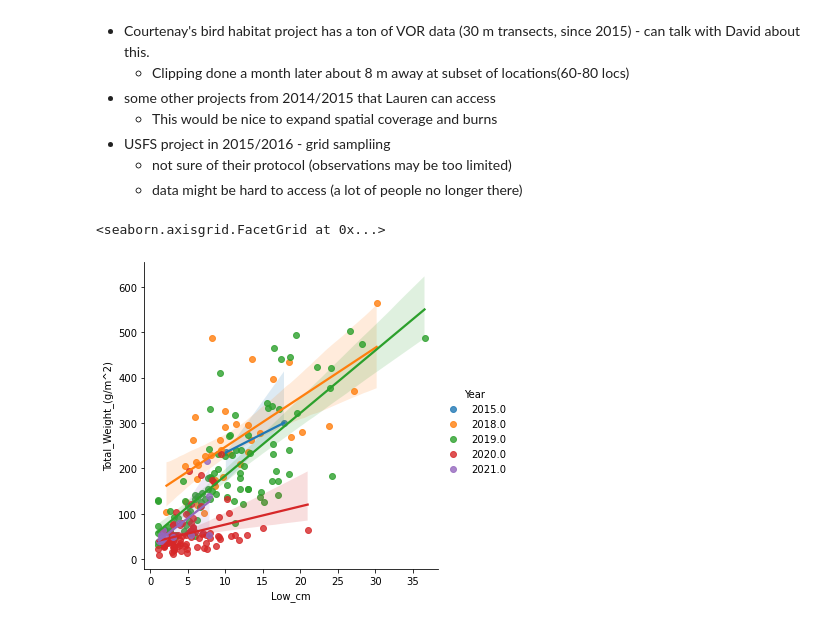
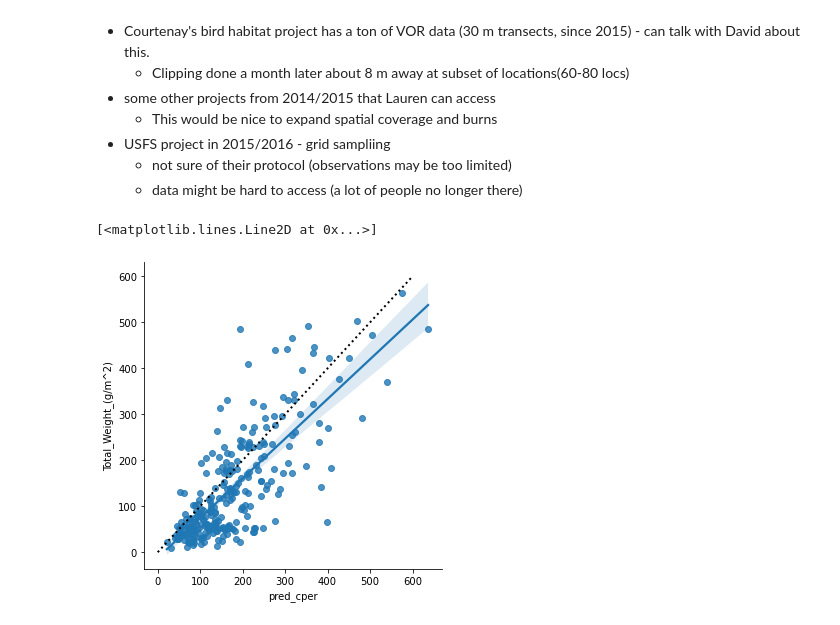
Before and after one commit to kearney-sp/tbng_veg, a Jupyter notebook: vor_linreg.ipynb, the cells around one changed output. Drawn from its saved outputs; the diff is of its cells as text; code cells hidden in the pictures.

```diff
--- a/vor_linreg.ipynb
+++ b/vor_linreg.ipynb
@@ -9,6 +9,10 @@ import matplotlib.pyplot as plt
 df_nex_vor = pd.read_csv('data/TB_nex_vor.csv', parse_dates=['Date'])
 df_gmdr_vor = pd.read_csv('data/TB_gmdr_vor.csv', parse_dates=['Date'])
 df_wtgn_vor = pd.read_csv('data/TB_wtgn_vor.csv', parse_dates=['Date'])
+# %%
+df_nex_vor['study'] = 'NEX'
+df_gmdr_vor['study'] = 'GMDR'
+df_wtgn_vor['study'] = 'WTGN'
 # %%
 df_vor = pd.concat([df_nex_vor,
                     df_gmdr_vor,
@@ -35,3 +49,5 @@ df_vor['High_cm'].transform(lambda x: np.power(x, 0.5)).plot.hist(ax=ax[2, 1], c
 # %%
 mod_both = smf.ols("Q('Total_Weight_(g/m^2)') ~ Low_cm + High_cm",
                    data=df_vor).fit()
+df_vor['pred_tb'] = mod_both.predict()
+df_vor['resid_tb'] = df_vor['pred_tb'] - df_vor['Total_Weight_(g/m^2)']
@@ -71,3 +119,7 @@ eval_env: 1
 # %%
-plt.scatter(df_vor['Total_Weight_(g/m^2)'], mod_both.predict())
+df_vor['resid_tb'] = df_vor['pred_tb'] - df_vor['Total_Weight_(g/m^2)']
+sns.lmplot(x='pred_tb',
+           y='Total_Weight_(g/m^2)',
+           data=df_vor)
+plt.plot([0, 600], [0, 600], linewidth=2, c='black', linestyle='dotted')
 # %% [output]
@@ -75,0 +128,7 @@ plt.scatter(df_vor['Total_Weight_(g/m^2)'], mod_both.predict())
+# %%
+df_vor['resid_tb'] = df_vor['pred_tb'] - df_vor['Total_Weight_(g/m^2)']
+sns.lmplot(x='pred_tb',
+           y='Total_Weight_(g/m^2)',
+           hue='Year',
+           data=df_vor)
+plt.plot([0, 600], [0, 600], linewidth=2, c='black', linestyle='dotted')
@@ -86,10 +148,12 @@ plt.scatter(df_vor['Total_Weight_(g/m^2)'], mod_both.predict())
     * not sure of their protocol (observations may be too limited)
     * data might be hard to access (a lot of people no longer there)
 # %%
-sns.lmplot(x='Low_cm',
+df_vor['pred_cper'] = (32.9 + 133.6*df_vor['Low_cm'] + 23.7*df_vor['High_cm'])/10
+df_vor['resid_cper'] = df_vor['pred_cper'] - df_vor['Total_Weight_(g/m^2)']
+sns.lmplot(x='pred_cper',
            y='Total_Weight_(g/m^2)',
-           data=df_vor,
-           hue='Year')
+           data=df_vor)
+plt.plot([0, 600], [0, 600], linewidth=2, c='black', linestyle='dotted')
 # %% [output]
-<seaborn.axisgrid.FacetGrid at 0x...>
+[<matplotlib.lines.Line2D at 0x...>]
-[figure, old version]
+[figure, new version]
```
Also changed, not shown: parts of 16 cells of this notebook, 8 other files.
